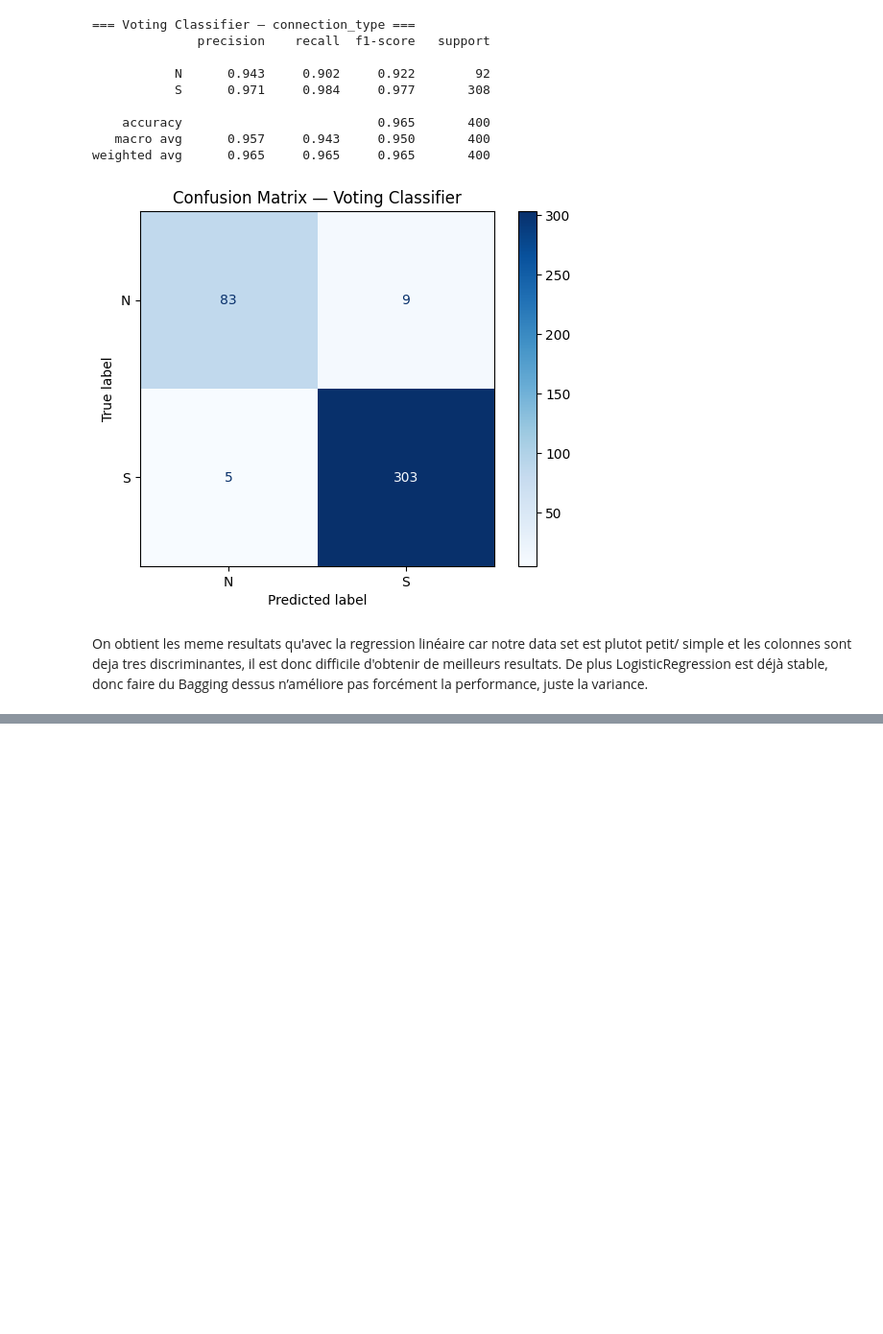
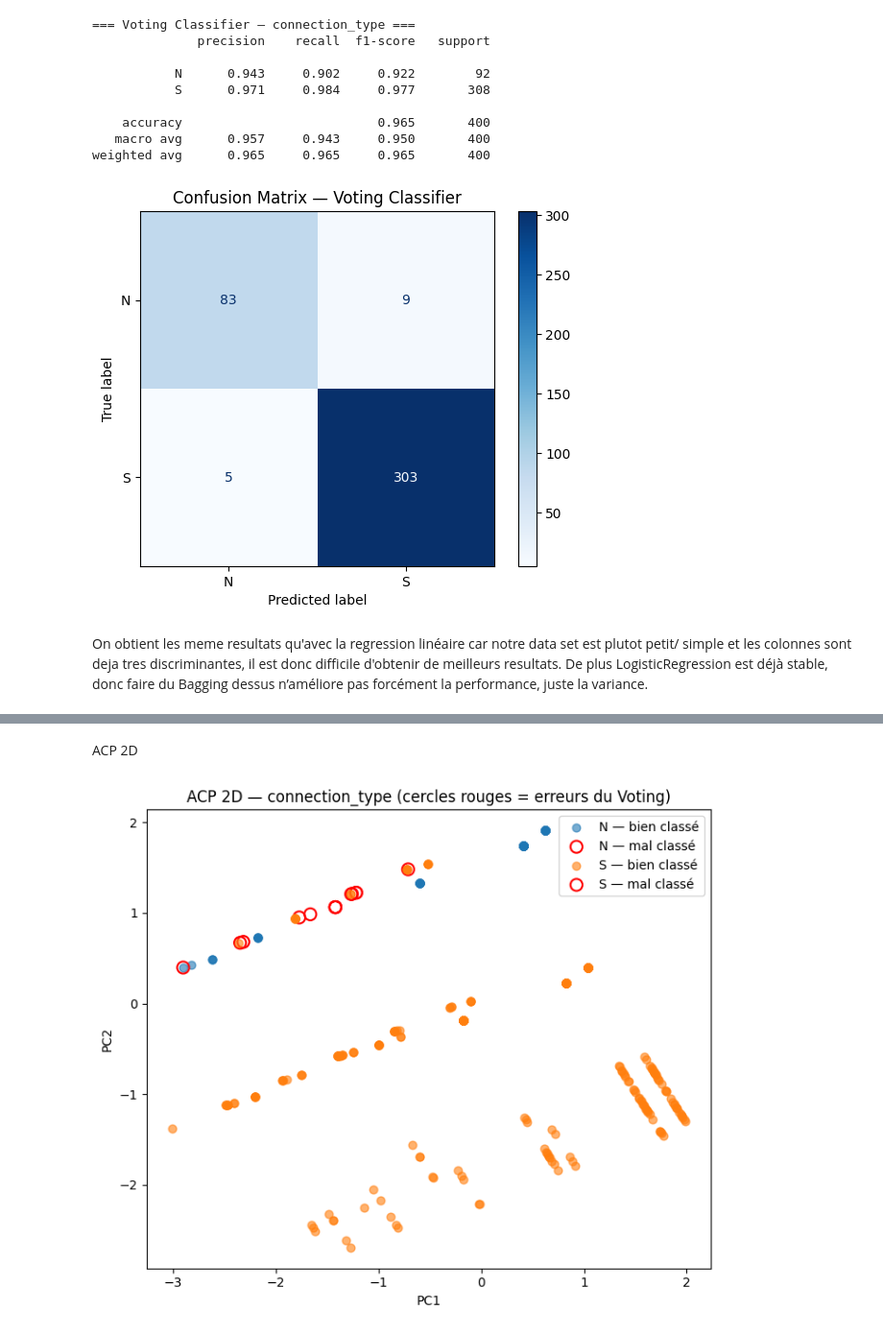
Before and after one commit to ChloeDaunas/Projet-Machine-Learning, a Jupyter notebook: Project.ipynb, the cells around one changed output, grey strips where cells are left out. Shown: that part at 96% size. Drawn from its saved outputs; the diff is of its cells as text; code cells hidden in the pictures; blank space fills up the shorter version.

```diff
--- a/Project.ipynb
+++ b/Project.ipynb
@@ -874,0 +893,61 @@ De plus LogisticRegression est déjà stable, donc faire du Bagging dessus n’a
+# %% [markdown]
+ACP 2D
+# %%
+from sklearn.decomposition import PCA
+from sklearn.preprocessing import StandardScaler
+from sklearn.impute import SimpleImputer
+import numpy as np
+
+
+X_test_num = X_test[["port", "Hour", "conn_per_hour", "preauth"]].copy()
+
+if X_test_num["preauth"].dtype == bool:
+    X_test_num["preauth"] = X_test_num["preauth"].astype(int)
+
+imputer = SimpleImputer(strategy="median")
+X_imputed = imputer.fit_transform(X_test_num)
+
+scaler_pca = StandardScaler()
+X_scaled = scaler_pca.fit_transform(X_imputed)
+
+pca = PCA(n_components=2, random_state=42)
+X_pca = pca.fit_transform(X_scaled)
+
+misclassified = (y_test != y_pred)
+
+plt.figure(figsize=(7,6))
+
+classes = sorted(y_test.unique())
+colors = ["tab:blue", "tab:orange"]
+
+for label, color in zip(classes, colors):
+    mask = (y_test == label)
+
+
+    plt.scatter(
+        X_pca[mask & ~misclassified, 0],
+        X_pca[mask & ~misclassified, 1],
+        alpha=0.6,
+        s=40,
+        label=f"{label} — bien classé"
+    )
+
+
+    plt.scatter(
+        X_pca[mask & misclassified, 0],
+        X_pca[mask & misclassified, 1],
+        facecolors="none",
+        edgecolors="red",
+        s=90,
+        linewidths=1.5,
+        label=f"{label} — mal classé"
+    )
+
+plt.xlabel("PC1")
+plt.ylabel("PC2")
+plt.title("ACP 2D — connection_type (cercles rouges = erreurs du Voting)")
+plt.legend()
+plt.tight_layout()
+plt.show()
+# %% [output]
+[figure, added]
```
Also changed, not shown: parts of 10 cells of this notebook, 1 other file.
